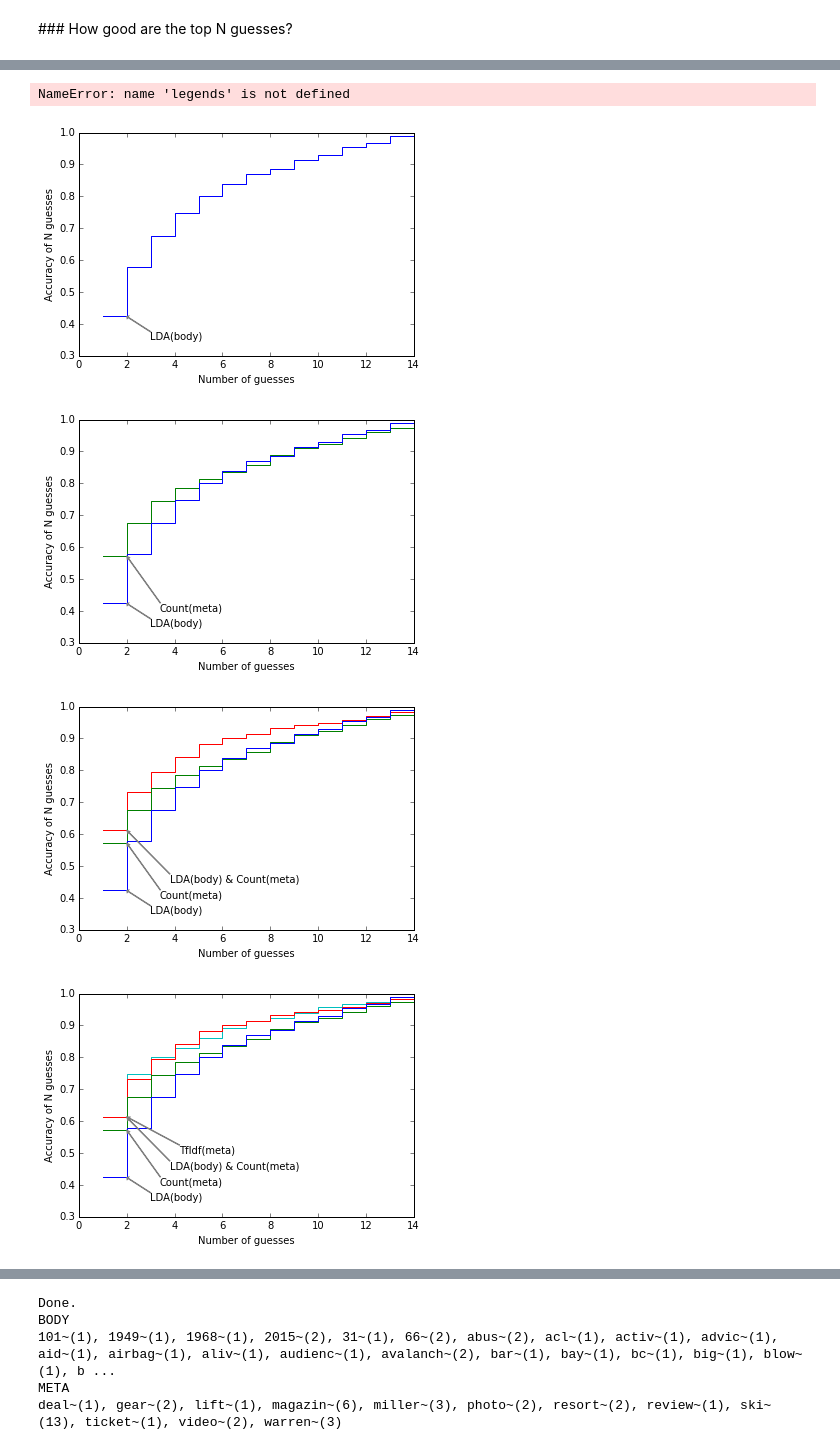
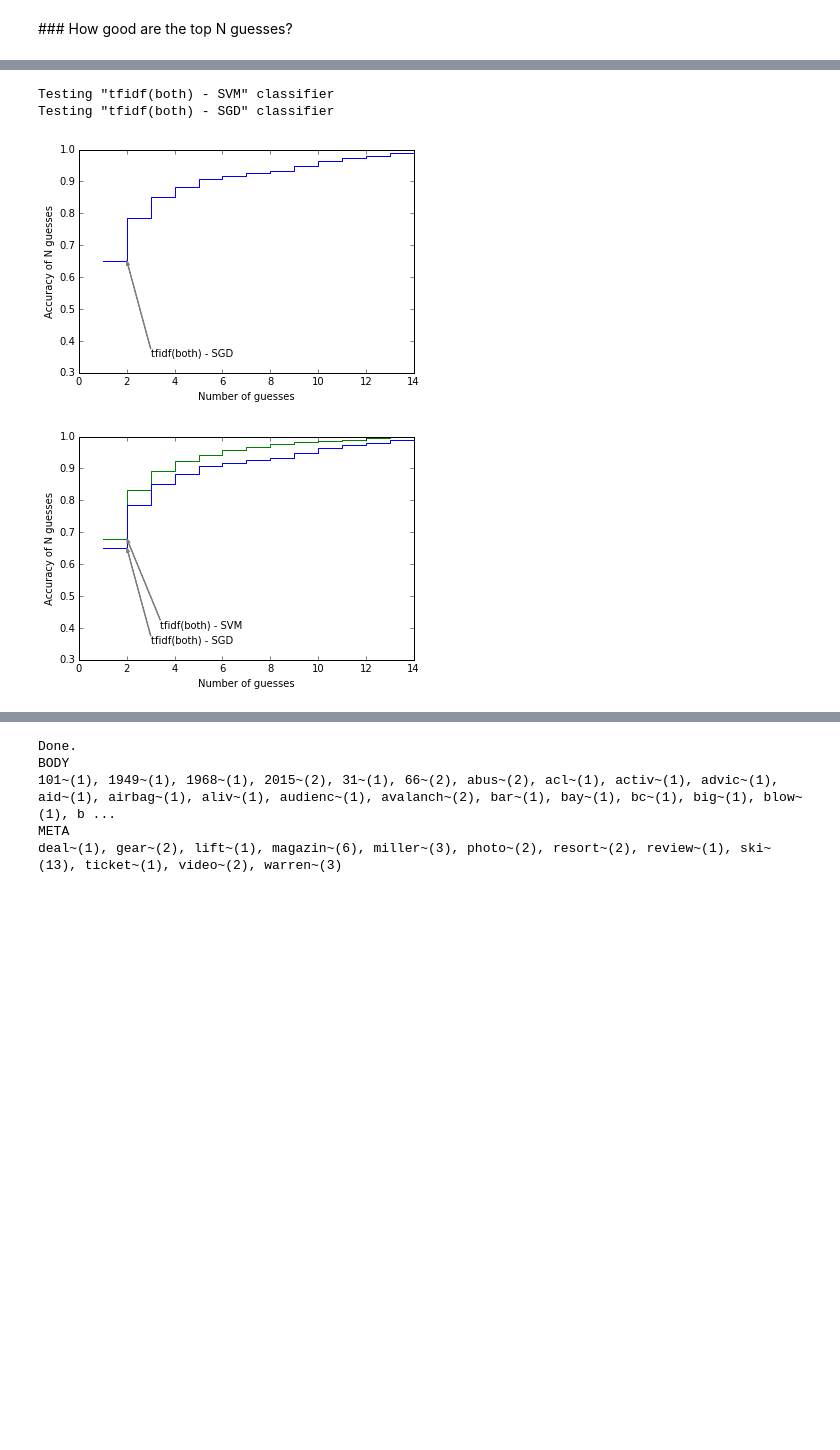
Before and after one commit to comp6028team17/gensim_testing, a Jupyter notebook: pipeline_union.ipynb, the cells around one changed output, grey strips where cells are left out. Cells and saved outputs as stored; diff of their text form; code cells hidden in the pictures; blank space fills up the shorter version.

Commit message:
Reworked the pipeline, added a new classifier, added more analysis tools, did more analysis

```diff
--- a/pipeline_union.ipynb
+++ b/pipeline_union.ipynb
@@ -159,0 +216,9 @@ plt.show()
+# %%
+words = []
+for c in range(14):
+    weights = clf.steps[2][1].coef_[c]
+    inds = np.argsort(weights)[::-1]
+    best = [dictionary[i] for i in inds][:9]
+    words.append(best)
+    print "{{{}}}: {}".format(dmoz_encoder.inverse_transform(c), ", ".join(best))
+#np.array(words)
@@ -191,15 +242,26 @@ Predicted as: [u'sports' u'recreation' u'reference']
 # %%
 X_train, X_test, y_train, y_test, ind_train, ind_test = datastuff.tt_split(X, classes, test_size = 0.25)
 clfs = [
-    pipelines.make_classifier(dictionary, meta_kind='tfidf', body_kind='tfidf', classifier = 'svc'),
-    pipelines.make_classifier(dictionary, meta_kind='tfidf', body_kind=None, classifier = 'svc'),
-    pipelines.make_classifier(dictionary, meta_kind=None, body_kind='tfidf', classifier = 'svc'),
-    pipelines.make_classifier(dictionary, meta_kind='count', body_kind='lda', classifier = 'svc'),
-    pipelines.make_classifier(dictionary, meta_kind=None, body_kind='lda', classifier = 'svc'),
-    pipelines.make_classifier(dictionary, meta_kind='count', body_kind=None, classifier = 'svc')
+     pipelines.make_classifier(dictionary, feature='tfidf', classifier = 'svc'),
+     pipelines.make_classifier(dictionary, feature='tfidf', classifier = 'sgd'),
+#     pipelines.make_classifier(dictionary, feature='count', classifier = 'svc'),
+#     pipelines.make_classifier(dictionary, feature='lda', classifier = 'svc'),
+#     pipelines.make_classifier(dictionary, feature='tfidf', classifier = 'trees'),
+#     pipelines.make_classifier(dictionary, feature='count', classifier = 'trees'),
+#     pipelines.make_classifier(dictionary, feature='lda', classifier = 'trees'),
+#     pipelines.make_classifier(dictionary, feature='tfidf', classifier = 'nb'),
+#     pipelines.make_classifier(dictionary, feature='count', classifier = 'nb'),
+#     pipelines.make_classifier(dictionary, feature='lda', classifier = 'nb'),
 ]
+
+# clfs = [
+#     pipelines.make_classifier(dictionary, corp_type='body'),
+#     pipelines.make_classifier(dictionary, corp_type='meta'),
+#     pipelines.make_classifier(dictionary, corp_type='both'),
+# ]
+
 accuracies = []
-
+legends = [clf.name for clf in clfs]
 for legend, clf in zip(legends, clfs):
     print "Testing \"{}\" classifier".format(legend)
     clf.fit(X_train, y_train)
@@ -210,37 +272,30 @@ accuracies = np.array(accuracies)[inds]
 clfs = np.array(clfs)[inds]
 legends = np.array(legends)[inds]
 # %% [output]
-NameError: name 'legends' is not defined
+Testing "tfidf(both) - SVM" classifier
+Testing "tfidf(both) - SGD" classifier
 # %%
-colors = ['b','g','r','c','y','k']
+colors = ['b','g','r','c','y','k', 'lightsalmon', 'orange', 'orchid']
 
 for i in range(len(clfs)):
     f = plt.figure()
     lines = [
         plt.step(range(1, len(accuracies[j])+1),accuracies[j], c = colors[j], where='post')[0]
         for j in range(i, -1, -1)
     ]
-    #legs = legends[:i+1][::-1]
-    #print lines, legs
-
-    #plt.legend(lines, legs, loc='lower right')
     plt.ylim((0.3, 1))
     plt.xlim(0, len(accuracies[0]))
-    #plt.ylabel('Ratio of sites w. correct label in guesses')
     plt.ylabel('Accuracy of N guesses')
     plt.xlabel('Number of guesses')
     for a, c, i in zip(accuracies, clfs, range(len(accuracies[0])))[:i+1]:
         tx = 3+i*0.4
         ty = 0.35 +i*0.05
-        text = " & ".join(c.name.split()[:-1])
-        #plt.text(tx, ty , text, ha='left')
+        text = c.name
         props = dict(color='gray', shrink=0.0, frac=0.05, width=0.5, headwidth=3)
         plt.annotate(text, xy = (2, a[0]), xytext=(tx, ty), arrowprops = props)
 
     plt.savefig('classifier-n-guesses_{}.pdf'.format(i+1), bbox_inches='tight')
     plt.show()
 # %% [output]
-[figure, old version]
+[figure, new version]
-[figure, old version]
+[figure, new version]
-[figure, removed]
-[figure, removed]
```
Also changed, not shown: parts of 36 cells of this notebook, 3 other files.
